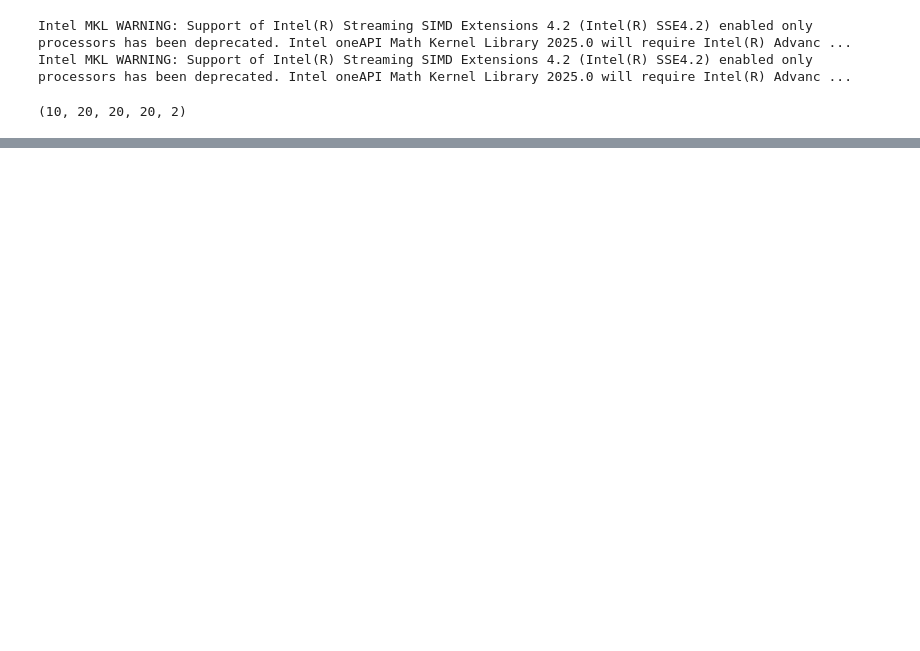
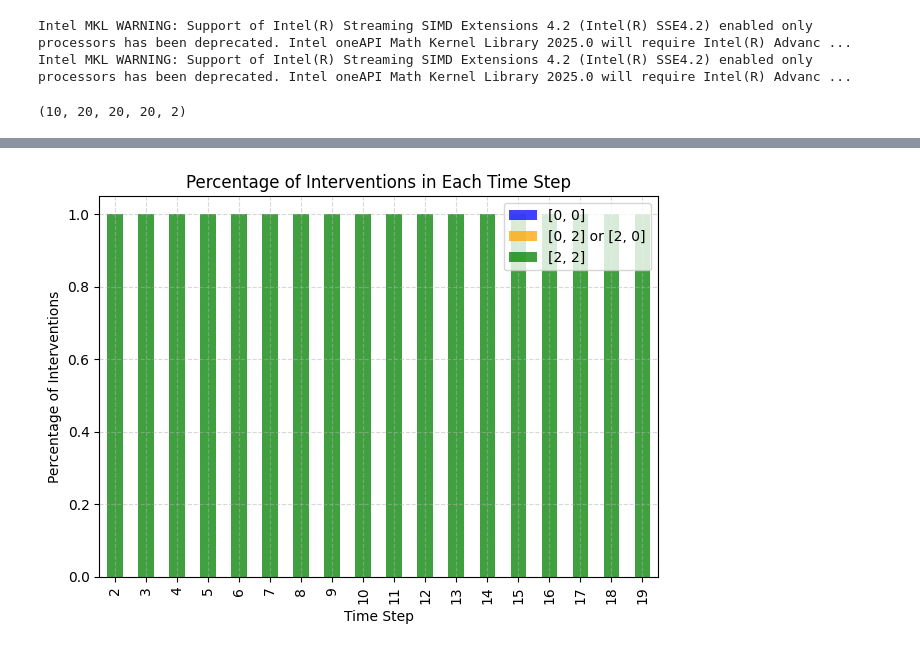
Before and after one commit to sepehrilami/LLM-RL, a Jupyter notebook: create_figures/intervention-visualizer.ipynb, the cells around one changed output, grey strips where cells are left out. Saved outputs shown, nothing was run; the diff lists cells and outputs as text; code cells hidden in the pictures; blank space fills up the shorter version.

```diff
--- a/create_figures/intervention-visualizer.ipynb
+++ b/create_figures/intervention-visualizer.ipynb
@@ -169,0 +173,79 @@ plt.show()
+# %%
+import numpy as np
+import pandas as pd
+import matplotlib.pyplot as plt
+
+# --- COUNT interventions ---
+all_data = {}
+
+for i in range(10):  # 10 rounds
+    for j in range(20):  # 20 steps
+        interventions = agent_intervention_matrix[i, j]  # assume shape (n_pairs, 2)
+
+        if interventions.size == 0:
+            continue
+
+        intervention_00 = np.sum((interventions[:,0] == 0) & (interventions[:,1] == 0))
+        intervention_02_20 = np.sum((interventions[:,0] == 0) & (interventions[:,1] == 2)) + np.sum((interventions[:,0] == 2) & (interventions[:,1] == 0))
+        intervention_22 = np.sum((interventions[:,0] == 2) & (interventions[:,1] == 2))
+
+        total_interventions = intervention_00 + intervention_02_20 + intervention_22
+
+        if total_interventions == 0:
+            continue
+
+        all_data[(i, j)] = [
+            round(intervention_00 / total_interventions, 2),
+            round(intervention_02_20 / total_interventions, 2),
+            round(intervention_22 / total_interventions, 2)
+        ]
+
+# --- AVERAGE across rounds (first index) ---
+average_data = {}
+for key, value in all_data.items():
+    step = key[1]
+    if step not in average_data:
+        average_data[step] = np.array(value)
+    else:
+        average_data[step] += np.array(value)
+
+# Now divide by the number of rounds that contributed
+# Important: You have to divide by the correct number of rounds **that had data** for each step
+# Otherwise steps with no intervention will have wrong averages
+
+# Find number of rounds that contributed to each time step
+step_counts = {}
+for (i, j) in all_data.keys():
+    if j not in step_counts:
+        step_counts[j] = 1
+    else:
+        step_counts[j] += 1
+
+# Divide properly
+for key in average_data:
+    average_data[key] /= step_counts[key]
+
+# Round nicely
+average_data = {key: [round(val, 2) for val in value.tolist()] for key, value in average_data.items()}
+
+# --- BUILD the DataFrame ---
+df = pd.DataFrame.from_dict(average_data, orient='index')
+df.columns = ['[0, 0]', '[0, 2] or [2, 0]', '[2, 2]']
+
+# Sort index to make sure time steps are ordered
+df = df.sort_index()
+
+# Optionally, reindex to cover steps 2-19 if you want full 18 bars
+# (Fill missing steps with zeros)
+df = df.reindex(range(2, 20), fill_value=0)
+
+# --- PLOT ---
+df.plot(kind='bar', stacked=True, color=['blue', 'orange', 'green'], alpha=0.75)
+plt.xlabel('Time Step')
+plt.ylabel('Percentage of Interventions')
+plt.title('Percentage of Interventions in Each Time Step')
+plt.grid(True, linestyle='--', alpha=0.5)
+plt.tight_layout()
+plt.show()
+# %% [output]
+[figure, added]
```
Also changed, not shown: parts of 6 cells of this notebook, 6 other files.
